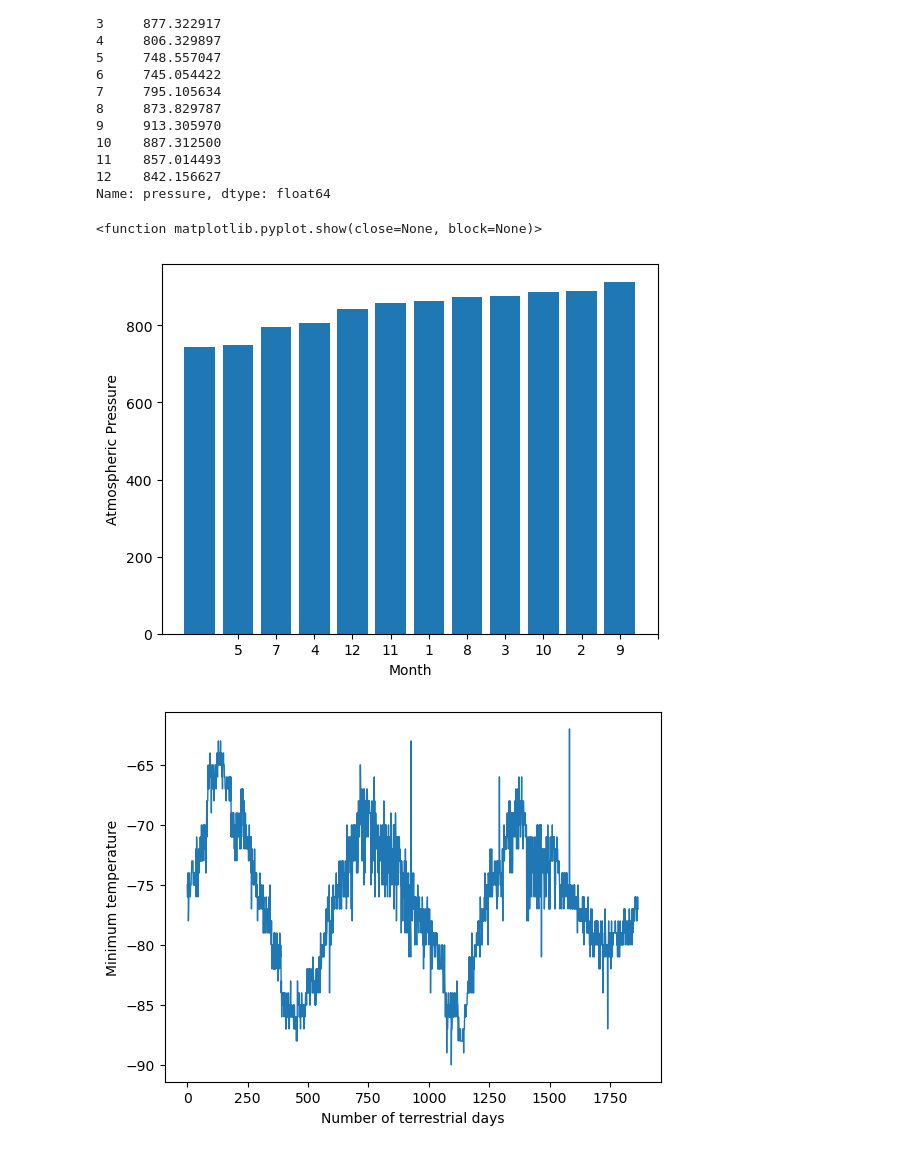
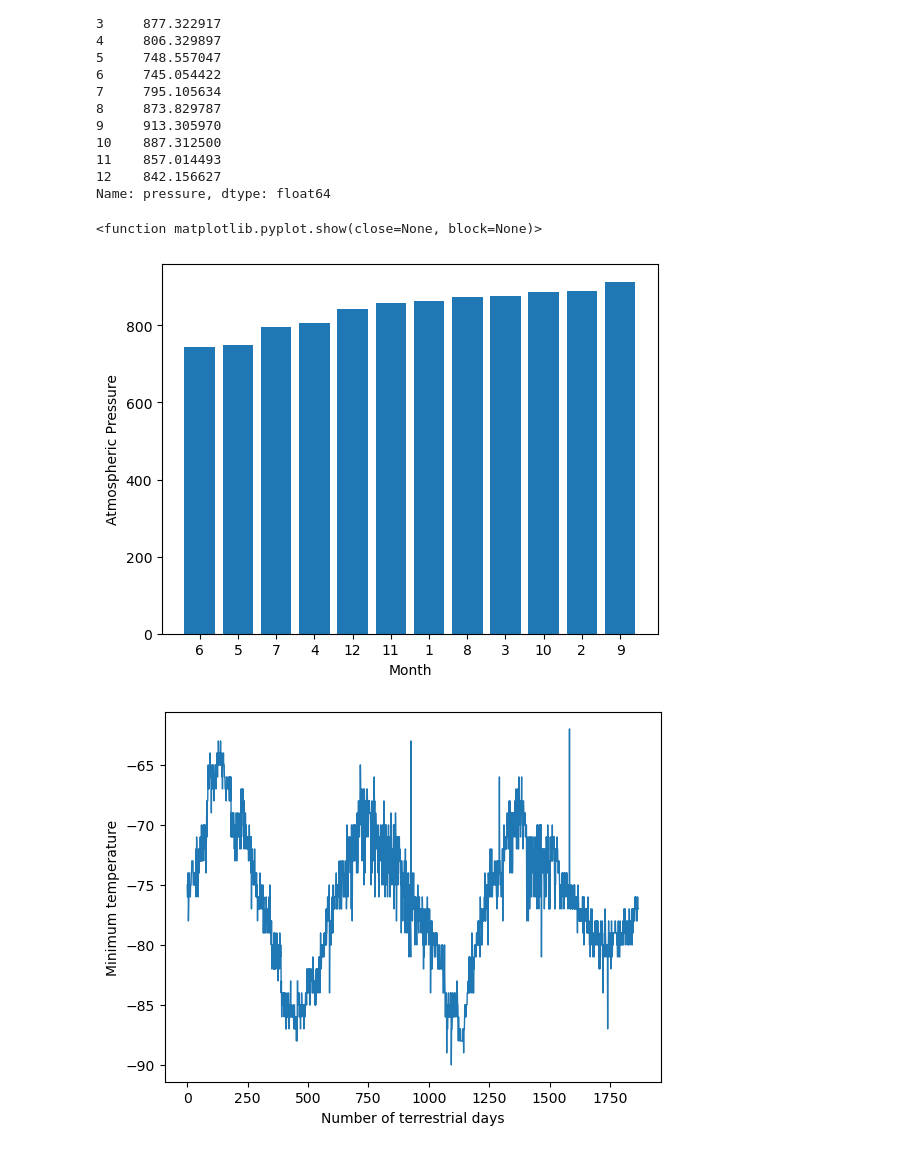
Before and after one commit to erusin12/html-challenge, a Jupyter notebook: part_2_mars_weather.ipynb, the cells around one changed output. Cells and saved outputs as stored; diff of their text form; code cells hidden in the pictures.

```diff
--- a/part_2_mars_weather.ipynb
+++ b/part_2_mars_weather.ipynb
@@ -32,7 +32,7 @@ html_content = browser.html
 soup = soup(html_content, 'html.parser')
 # %%
 # Extract all rows of data
-table = soup.find('table', class_='table')
+rows = soup.find_all('tr', class_='data-row')
 # %% [markdown]
 ### Step 3: Store the Data
 
@@ -48,15 +48,14 @@ Assemble the scraped data into a Pandas DataFrame. The columns should have the s
 # %%
 # Create an empty list
 mars_weather = []
-
 # Loop through the scraped data to create a list of rows
-headers = [th.text.strip() for th in table.find('tr').find_all('th')]
-for row in table.find_all('tr')[1:]:
-    row_data = [td.text.strip() for td in row.find_all('td')]
-    mars_weather.append(row_data)
+for row in rows:
+    td = row.find_all('td')
+    row = [col.text for col in td]
+    mars_weather.append(row)
 # %%
-# Create a Pandas DataFrame using the list of rows and column names
-mars_df = pd.DataFrame(data, columns=headers)
+# Create a Pandas DataFrame by using the list of rows and a list of the column names
+mars_df = pd.DataFrame(mars_weather, columns = ["id", "terrestrial_date", "sol", "ls", "month", "min_temp", "pressure"])
 # %%
 # Confirm DataFrame was created successfully
 mars_df.head()
@@ -193,15 +210,14 @@ Name: pressure, dtype: float64
 # %%
 # Plot the average pressure by month
 sorted_data_pressure = mars_df.groupby('month')['pressure'].mean().sort_values(ascending=True)
 plt.bar(sorted_data_pressure.index.astype(str), sorted_data_pressure.values)
 
 plt.xlabel('Month')
 plt.ylabel('Atmospheric Pressure')
-plt.xticks(avg_low_temp.index)
 plt.show
 # %% [output]
 <function matplotlib.pyplot.show(close=None, block=None)>
-[figure, old version]
+[figure, new version]
 # %%
 # 5. How many terrestrial (earth) days are there in a Martian year?
 mars_df.reset_index(drop=True, inplace=True)
```
Also changed, not shown: parts of 2 cells of this notebook.
